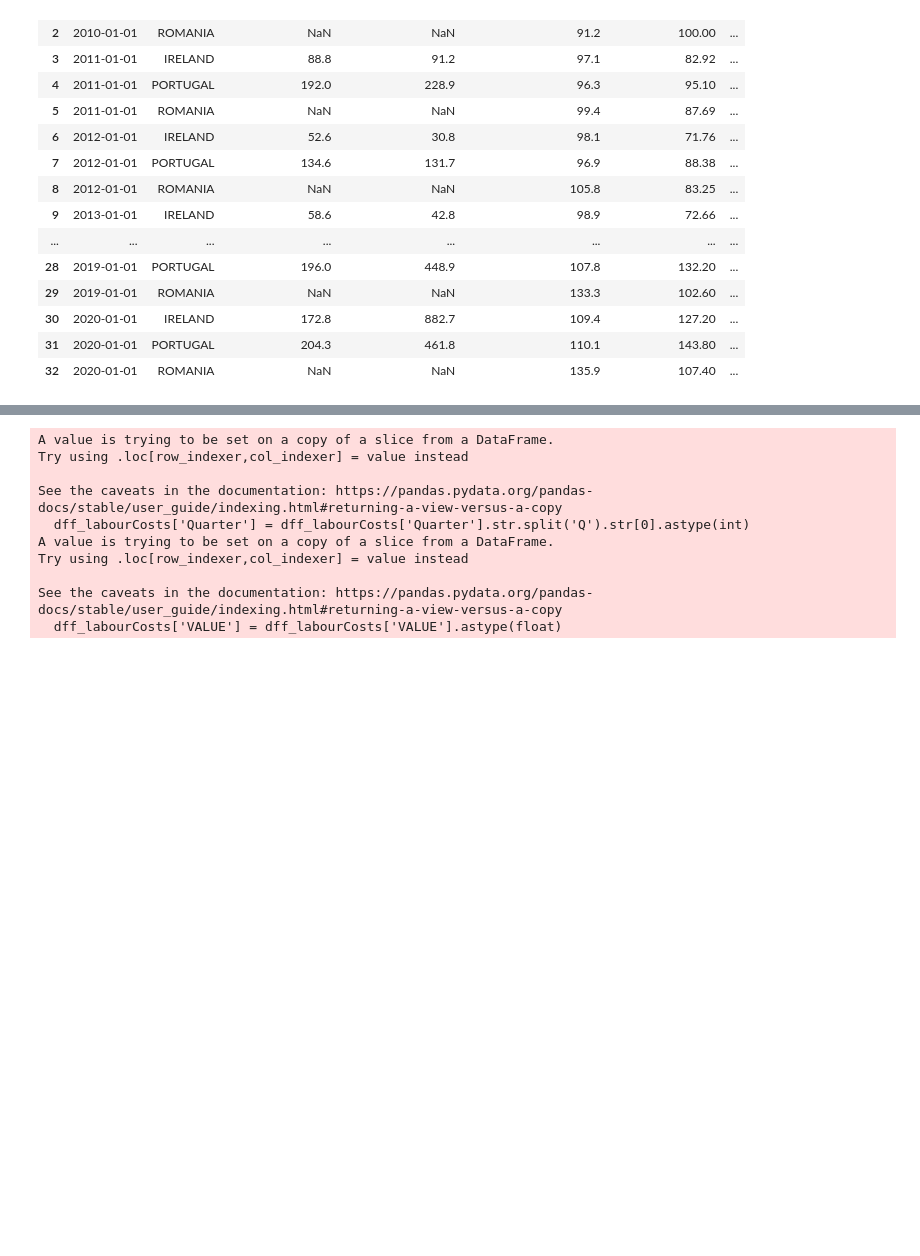
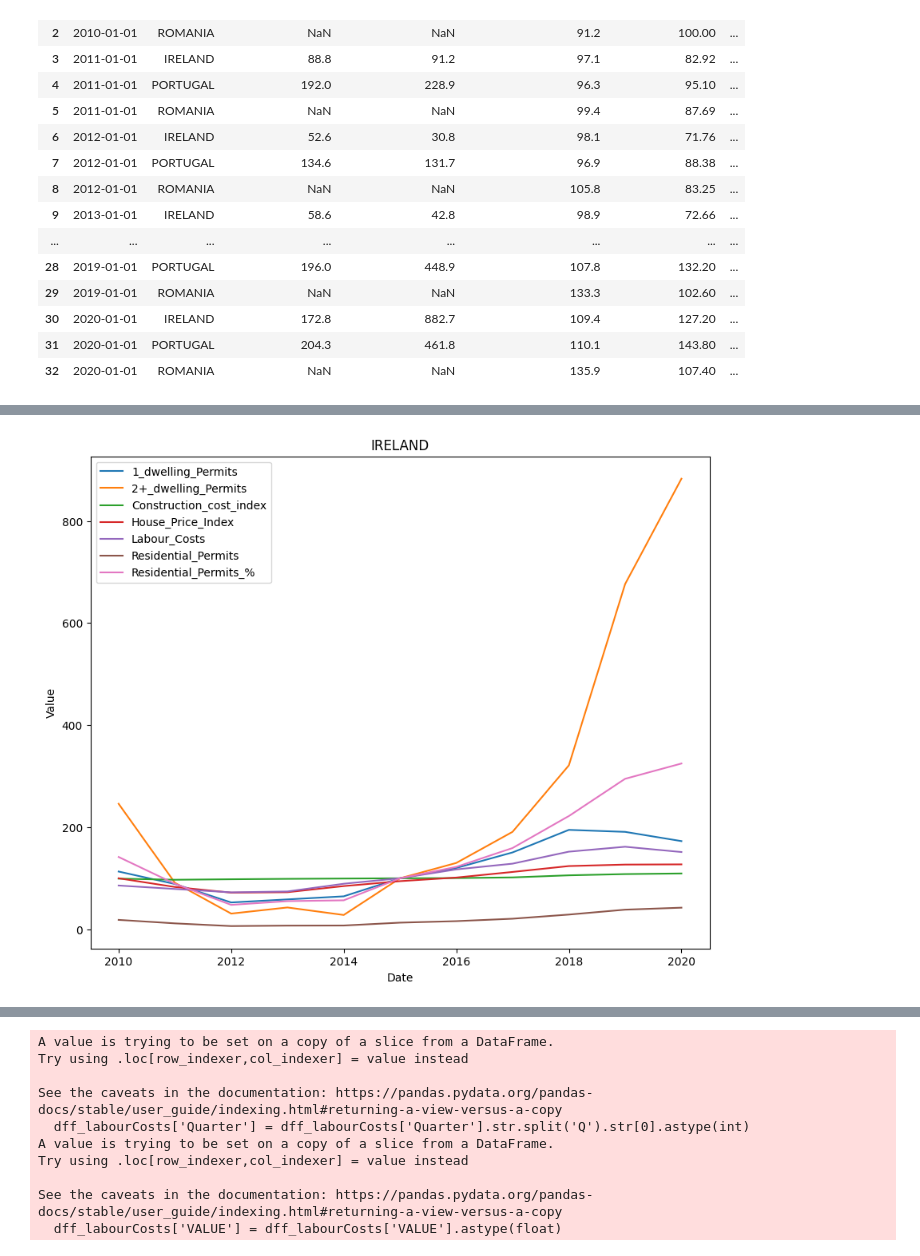
Before and after one commit to sbs23003/CA-Contstruction-Industry, a Jupyter notebook: statistics.ipynb, the cells around one changed output, grey strips where cells are left out. Saved outputs shown, nothing was run; the diff lists cells and outputs as text; code cells hidden in the pictures; blank space fills up the shorter version.

```diff
--- a/statistics.ipynb
+++ b/statistics.ipynb
@@ -168,0 +175,29 @@ ValueError: ignored
+# %%
+def plot_country_data(df, country):
+    # Filter the data for the specified country
+    country_data = df[df['COUNTRY'] == country]
+
+    # Exclude the 'COUNTRY', 'Date', 'Number_of_Companies', and 'Number_of_Employees' columns from plotting
+    columns_to_plot = country_data.columns[2:].difference(['Number_of_Companies', 'Number_of_Emplyees'])
+
+    # Create the plot
+    fig, ax = plt.subplots(figsize=(10, 8))
+
+    # Plot each column
+    for column in columns_to_plot:
+        ax.plot(country_data['Date'], country_data[column], label=column)
+
+    # Set the title and labels
+    ax.set_title(country)
+    ax.set_xlabel('Date')
+    ax.set_ylabel('Value')
+
+    # Add a legend
+    ax.legend()
+
+    # Show the plot
+    plt.show()
+# %%
+plot_country_data(df_loc, 'IRELAND')
+# %% [output]
+[figure, added]
```
Also changed, not shown: parts of 7 cells of this notebook.
